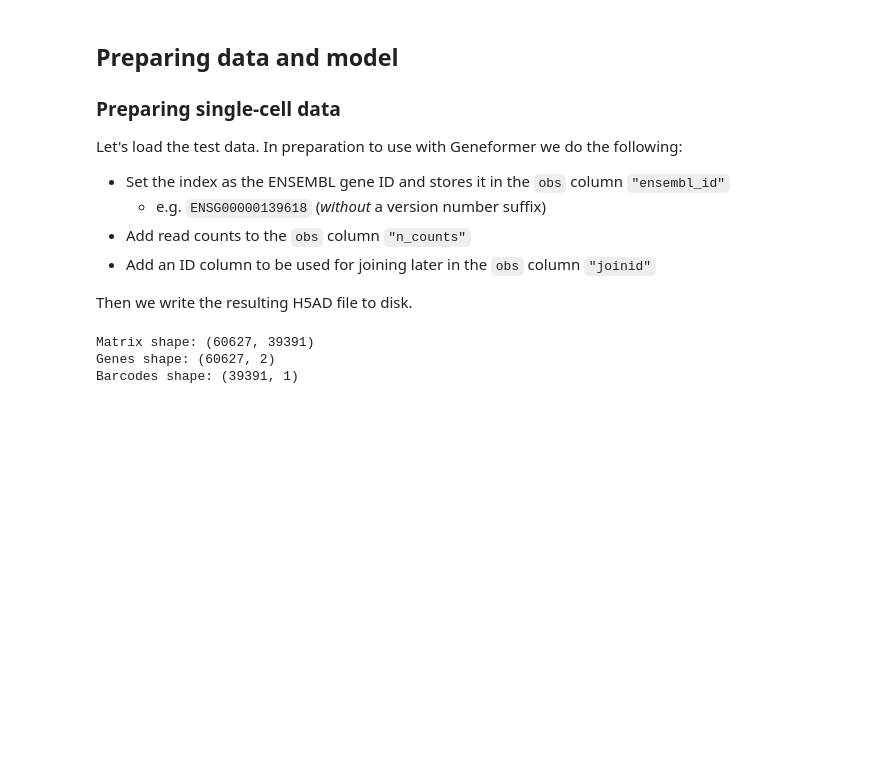
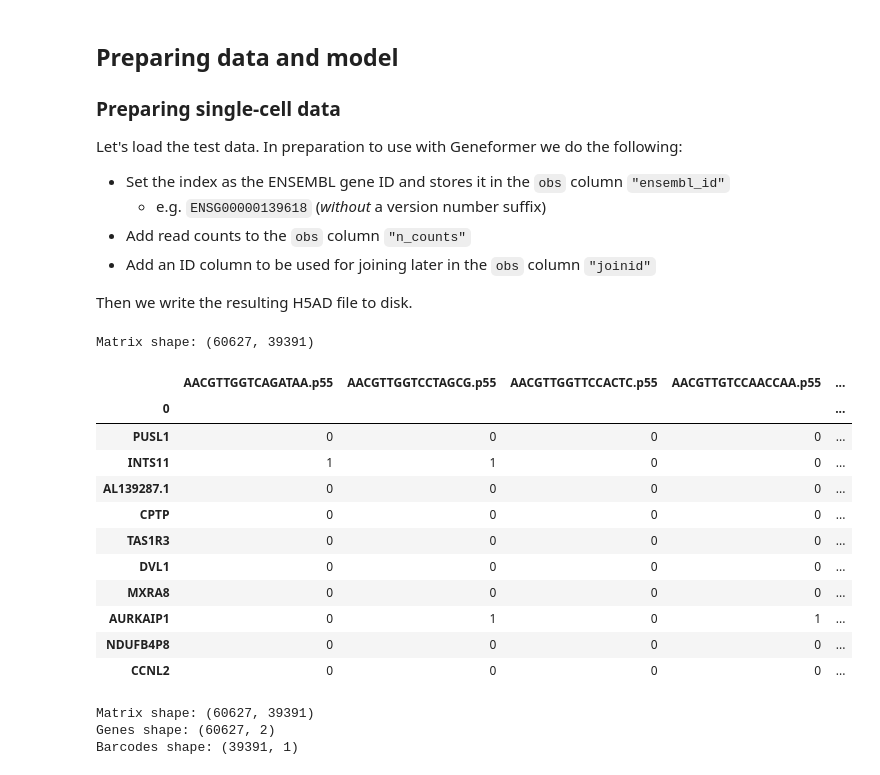
Before and after one commit to zainabnazari/scRNA_cancer, a Jupyter notebook: immucan_geneformer.ipynb, the cells around one changed output. Cells and saved outputs as stored; diff of their text form; code cells hidden in the pictures; blank space fills up the shorter version.

```diff
--- a/immucan_geneformer.ipynb
+++ b/immucan_geneformer.ipynb
@@ -100,25 +98,39 @@ mydata = read_csv(raw_data_path/"")
 # %%
 # Loading the sparse matrix for this data ID: RCC_UNB_10X_SCP1288.h5ad
 # Paper : https://pmc.ncbi.nlm.nih.gov/articles/PMC8115394/
 # title: Tumor and immune reprogramming during immunotherapy in advanced renal cell carcinoma
 # Downolad from  https://singlecell.broadinstitute.org/single_cell/study/SCP1288/tumor-and-immune-reprogramming-during-immunotherapy-in-advanced-renal-cell-carcinoma#study-summary
 
 matrix = mmread('/projects/bioinformatics/DB/IMMUCan/data_raw/matrix.mtx').tocsr()
 
 print("Matrix shape:", matrix.shape)
 
 
 # Loading gene names and cell barcodes
 genes = pd.read_csv(raw_data_path/'genes.tsv', sep='\t', header=None)
 barcodes = pd.read_csv(raw_data_path/'barcodes.tsv', sep='\t', header=None)
 
 # Creating labeled DataFrame of raw UMI counts
 df = pd.DataFrame.sparse.from_spmatrix(
     matrix,
     index=genes[0],
     columns=barcodes[0]
 )
 
 # Show raw UMI values
-df.iloc[60:100, 80:100]
+df.iloc[90:100, 95:100]
+# %% [output]
+Matrix shape: (60627, 39391)
+|  | AACGTTGGTCAGATAA.p55 | AACGTTGGTCCTAGCG.p55 | AACGTTGGTTCCACTC.p55 | AACGTTGTCCAACCAA.p55 | ... |
+| 0 |  |  |  |  | ... |
+| PUSL1 | 0 | 0 | 0 | 0 | ... |
+| INTS11 | 1 | 1 | 0 | 0 | ... |
+| AL139287.1 | 0 | 0 | 0 | 0 | ... |
+| CPTP | 0 | 0 | 0 | 0 | ... |
+| TAS1R3 | 0 | 0 | 0 | 0 | ... |
+| DVL1 | 0 | 0 | 0 | 0 | ... |
+| MXRA8 | 0 | 0 | 0 | 0 | ... |
+| AURKAIP1 | 0 | 1 | 0 | 1 | ... |
+| NDUFB4P8 | 0 | 0 | 0 | 0 | ... |
+| CCNL2 | 0 | 0 | 0 | 0 | ... |
 # %%
```
Also changed, not shown: parts of 6 cells of this notebook, 4 other files.
